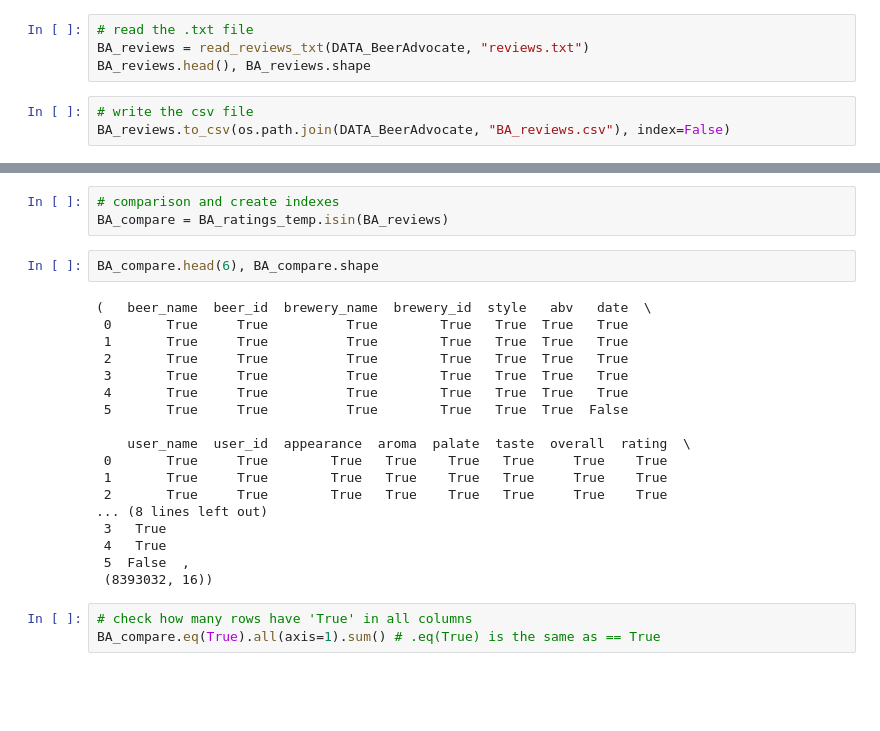
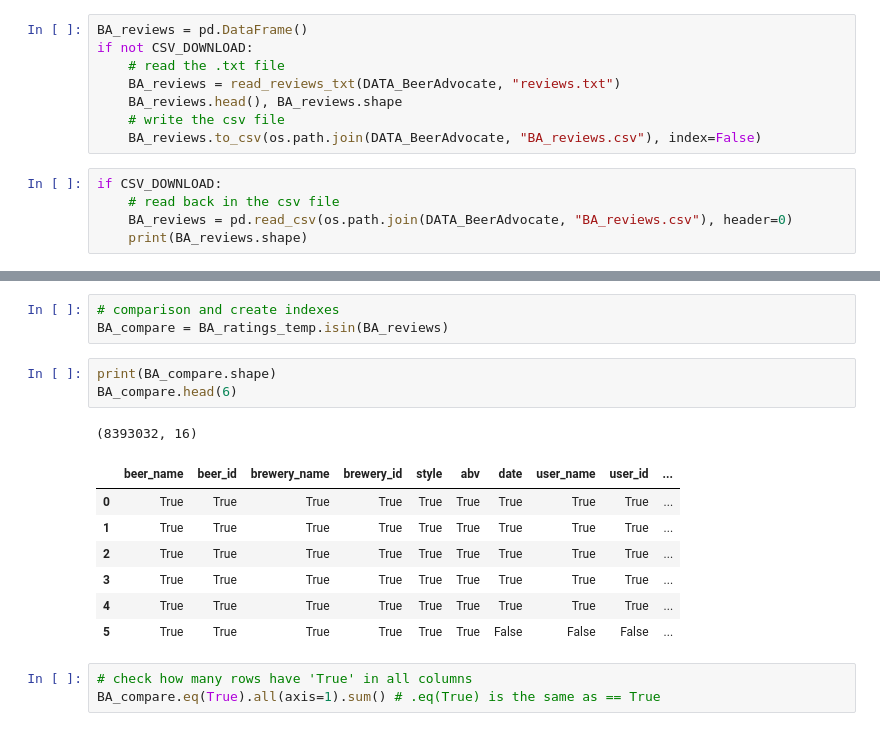
Before and after one commit to epfl-ada/ada-2023-project-adarescueteam, a Jupyter notebook: code/EDA_P1.ipynb, the cells around one changed output, grey strips where cells are left out. Saved outputs shown, nothing was run; the diff lists cells and outputs as text; blank space fills up the shorter version.

```diff
--- a/code/EDA_P1.ipynb
+++ b/code/EDA_P1.ipynb
@@ -268,7 +268,13 @@ run only the code below (<span style="color: red;">*</span>) if you have downloa
 # %%
-# read the .txt file
-BA_reviews = read_reviews_txt(DATA_BeerAdvocate, "reviews.txt")
-BA_reviews.head(), BA_reviews.shape
+BA_reviews = pd.DataFrame()
+if not CSV_DOWNLOAD:
+    # read the .txt file
+    BA_reviews = read_reviews_txt(DATA_BeerAdvocate, "reviews.txt")
+    BA_reviews.head(), BA_reviews.shape
+    # write the csv file
+    BA_reviews.to_csv(os.path.join(DATA_BeerAdvocate, "BA_reviews.csv"), index=False)
 # %%
-# write the csv file
-BA_reviews.to_csv(os.path.join(DATA_BeerAdvocate, "BA_reviews.csv"), index=False)
+if CSV_DOWNLOAD:
+    # read back in the csv file
+    BA_reviews = pd.read_csv(os.path.join(DATA_BeerAdvocate, "BA_reviews.csv"), header=0)
+    print(BA_reviews.shape)
@@ -715,26 +711,18 @@ Index(['beer_name', 'beer_id', 'brewery_name', 'brewery_id', 'style', 'abv',
 # %%
 # comparison and create indexes
 BA_compare = BA_ratings_temp.isin(BA_reviews)
-# %%
-BA_compare.head(6), BA_compare.shape
-# %% [output]
-(   beer_name  beer_id  brewery_name  brewery_id  style   abv   date  \
- 0       True     True          True        True   True  True   True
- 1       True     True          True        True   True  True   True
- 2       True     True          True        True   True  True   True
- 3       True     True          True        True   True  True   True
- 4       True     True          True        True   True  True   True
- 5       True     True          True        True   True  True  False
-
-    user_name  user_id  appearance  aroma  palate  taste  overall  rating  \
- 0       True     True        True   True    True   True     True    True
- 1       True     True        True   True    True   True     True    True
- 2       True     True        True   True    True   True     True    True
-... (8 lines left out)
- 3   True
- 4   True
- 5  False  ,
- (8393032, 16))
+# %%
+print(BA_compare.shape)
+BA_compare.head(6)
+# %% [output]
+(8393032, 16)
+|  | beer_name | beer_id | brewery_name | brewery_id | style | abv | date | user_name | user_id | ... |
+| 0 | True | True | True | True | True | True | True | True | True | ... |
+| 1 | True | True | True | True | True | True | True | True | True | ... |
+| 2 | True | True | True | True | True | True | True | True | True | ... |
+| 3 | True | True | True | True | True | True | True | True | True | ... |
+| 4 | True | True | True | True | True | True | True | True | True | ... |
+| 5 | True | True | True | True | True | True | False | False | False | ... |
 # %%
 # check how many rows have 'True' in all columns
 BA_compare.eq(True).all(axis=1).sum() # .eq(True) is the same as == True
```
Also changed, not shown: parts of 51 cells of this notebook.
